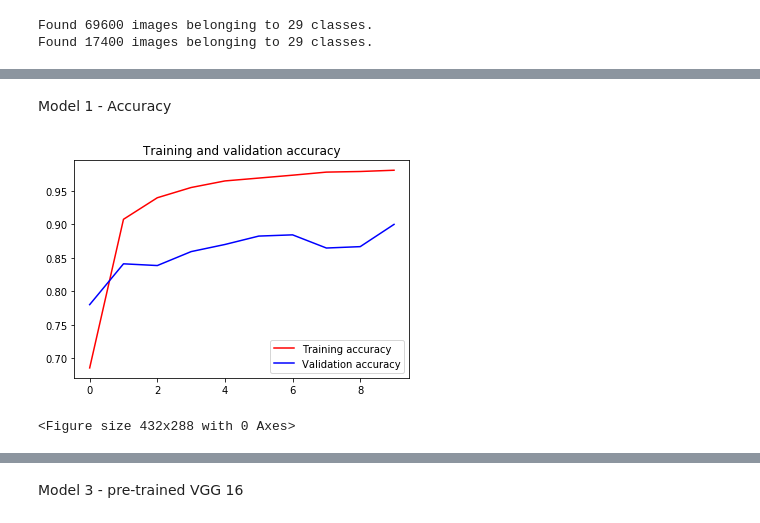
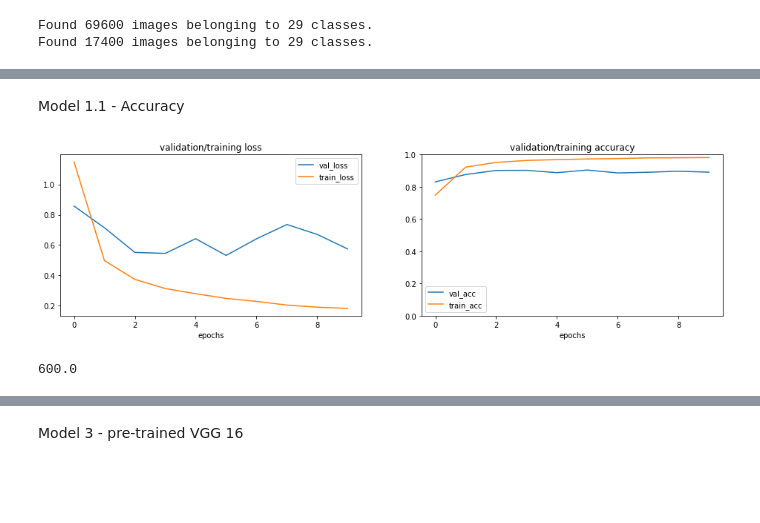
Before and after one commit to bismillahkani/ISL-CV-Team3, a Jupyter notebook: ASL_Deep_Learning.ipynb, the cells around one changed output, grey strips where cells are left out. Cells and saved outputs as stored; diff of their text form; code cells hidden in the pictures; blank space fills up the shorter version.

Commit message:
val_acc is 0.9 with model1-cnn added confusion matrix

```diff
--- a/ASL_Deep_Learning.ipynb
+++ b/ASL_Deep_Learning.ipynb
@@ -112,29 +216,26 @@ Model 1 - CNN
 # %%
-model = tf.keras.models.Sequential([
+model = Sequential()
 
-    # This is the first convolution
-    tf.keras.layers.Conv2D(64, (3,3), activation='relu', input_shape=target_dims),
-    tf.keras.layers.MaxPooling2D(2, 2),
-    # The second convolution
-    tf.keras.layers.Conv2D(64, (3,3), activation='relu'),
-    tf.keras.layers.MaxPooling2D(2,2),
-    # The third convolution
-    tf.keras.layers.Conv2D(128, (3,3), activation='relu'),
-    tf.keras.layers.MaxPooling2D(2,2),
-    # The fourth convolution
-    tf.keras.layers.Conv2D(128, (3,3), activation='relu'),
-    tf.keras.layers.MaxPooling2D(2,2),
-    # Flatten the results to feed into a DNN
-    tf.keras.layers.Flatten(),
-    tf.keras.layers.Dropout(0.5),
-    # 512 neuron hidden layer
-    tf.keras.layers.Dense(512, kernel_regularizer = regularizers.l2(0.01), activation='relu'), # l2 regularizer
-    tf.keras.layers.Dense(n_classes, activation='softmax')
-])
+model.add(Conv2D(64, (3,3), activation='relu', input_shape=target_dims))
+model.add(MaxPooling2D(2, 2))
+model.add(Conv2D(64, (3,3), activation='relu'))
+model.add(MaxPooling2D(2, 2))
+model.add(Conv2D(128, (3,3), activation='relu'))
+model.add(MaxPooling2D(2, 2))
+model.add(Conv2D(128, (3,3), activation='relu'))
+model.add(MaxPooling2D(2, 2))
+model.add(Flatten())
+model.add(Dropout(0.5))
+model.add(Dense(512, kernel_regularizer = regularizers.l2(0.01), activation='relu'))
+model.add(Dense(n_classes, activation='softmax'))
 
 model.summary()
 
+sgd = optimizers.SGD(lr=0.0001)
+adam = optimizers.Adam(lr=0.0001)
+
 model.compile(loss = 'categorical_crossentropy', optimizer='adam', metrics=['accuracy'])
+#model.compile(loss = 'categorical_crossentropy', optimizer = adam, metrics=['accuracy'])
 
-history = model.fit_generator(train_generator, steps_per_epoch = 1000, epochs = 10, validation_data = val_generator, verbose = 1)
+history = model.fit_generator(train_generator, steps_per_epoch = (total_train // batch_size), epochs = 10, validation_data = val_generator, validation_steps = (total_val // batch_size), verbose = 1, callbacks=[callback])
 # %% [output]
@@ -158,22 +259,10 @@ Epoch 10/10
 # %% [markdown]
-Model 1 - Accuracy
+Model 1.1 - Accuracy
-# %%
-import matplotlib.pyplot as plt
-acc = history.history['acc']
-val_acc = history.history['val_acc']
-loss = history.history['loss']
-val_loss = history.history['val_loss']
-
-epochs = range(len(acc))
-
-plt.plot(epochs, acc, 'r', label='Training accuracy')
-plt.plot(epochs, val_acc, 'b', label='Validation accuracy')
-plt.title('Training and validation accuracy')
-plt.legend(loc=0)
-plt.figure()
-
-
-plt.show()
-# %% [output]
-[figure, removed]
-<Figure size 432x288 with 0 Axes>
+# %%
+plot_training(history)
+# %% [output]
+[figure, added]
+# %%
+17400 / 29
+# %% [output]
+600.0
```
Also changed, not shown: parts of 41 cells of this notebook.
